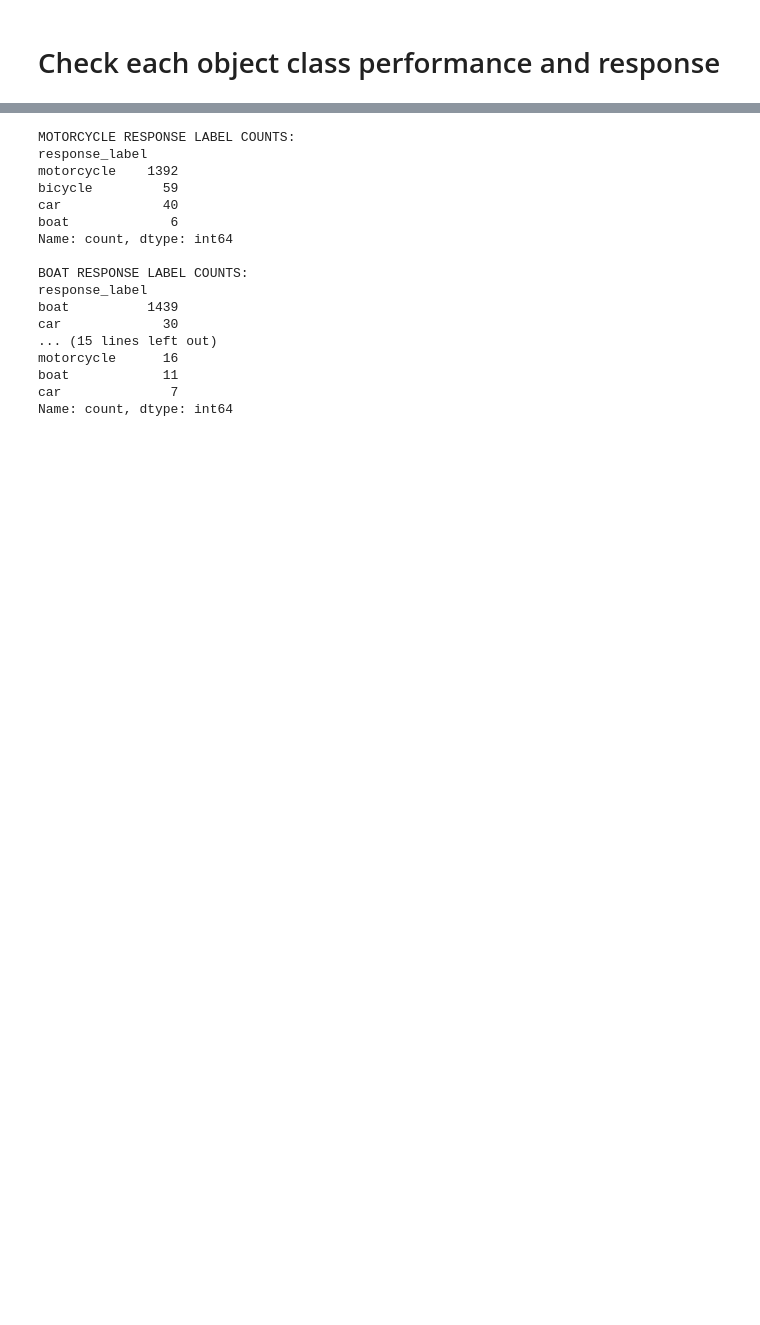
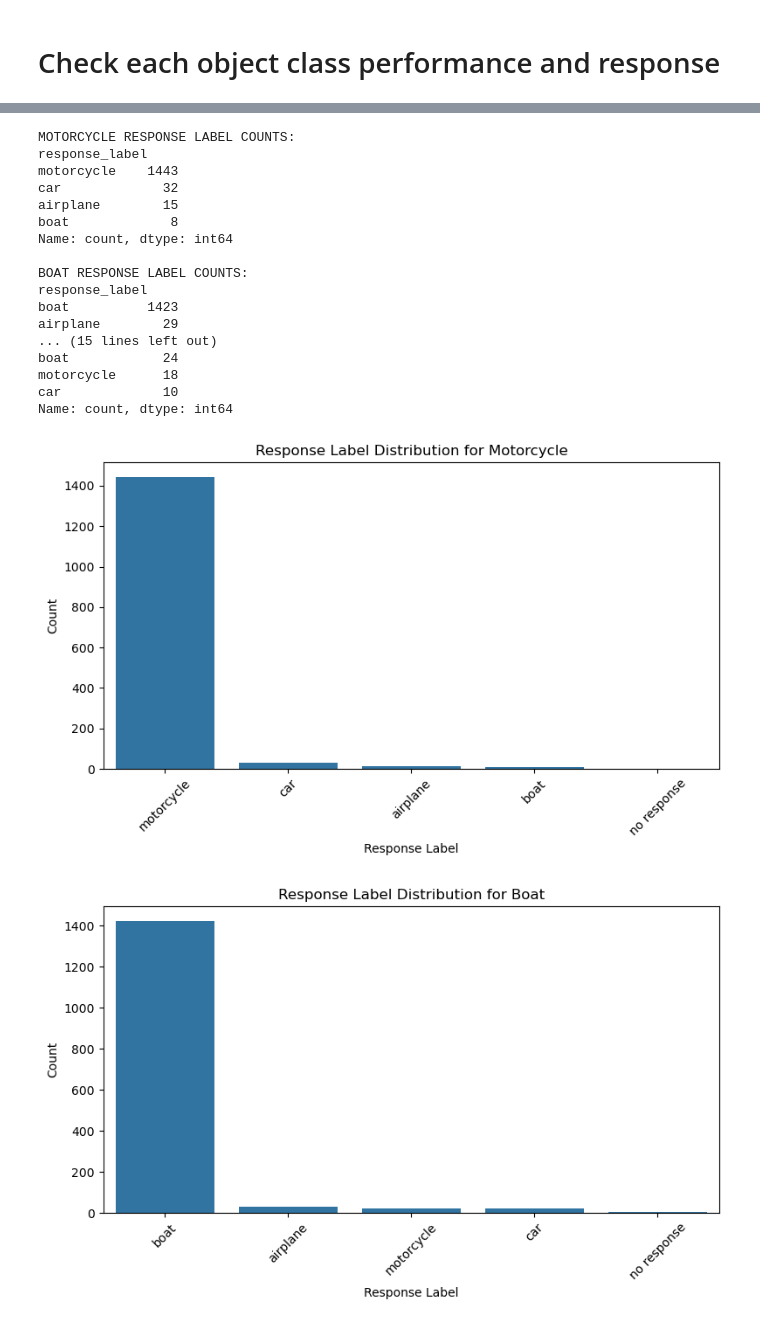
Before and after one commit to ars1399/glint_analysis, a Jupyter notebook: auto_bot_glint_data_preprocessing.ipynb, the cells around one changed output, grey strips where cells are left out. Drawn from its saved outputs; the diff is of its cells as text; code cells hidden in the pictures; blank space fills up the shorter version.

```diff
--- a/auto_bot_glint_data_preprocessing.ipynb
+++ b/auto_bot_glint_data_preprocessing.ipynb
@@ -941,24 +893,53 @@ Participants with motorcycle trials: 50
 9  motorcycle
 # %%
 # Now, read through each df and print out the counts of the top 4 most common response labels for each object class
-for df, name in zip([motorcycle_df, boat_df, car_df, bicycle_df], ['motorcycle', 'boat', 'car', 'bicycle']):
+for df, name in zip([motorcycle_df, boat_df, car_df, airplane_df], ['motorcycle', 'boat', 'car', 'airplane']):
     print(f"\n{name.upper()} RESPONSE LABEL COUNTS:")
     print(df['response_label'].value_counts().head(4))
 # %% [output]
 MOTORCYCLE RESPONSE LABEL COUNTS:
 response_label
-motorcycle    1392
-bicycle         59
-car             40
-boat             6
+motorcycle    1443
+car             32
+airplane        15
+boat             8
 Name: count, dtype: int64
 
 BOAT RESPONSE LABEL COUNTS:
 response_label
-boat          1439
-car             30
+boat          1423
+airplane        29
 ... (15 lines left out)
-motorcycle      16
-boat            11
-car              7
+boat            24
+motorcycle      18
+car             10
 Name: count, dtype: int64
+# %%
+# plot the distribution of response labels for each object class
+import seaborn as sns
+import matplotlib.pyplot as plt
+
+for df, name in zip([motorcycle_df, boat_df, car_df, airplane_df], ['motorcycle', 'boat', 'car', 'airplane']):
+    plt.figure(figsize=(8, 5))
+    sns.countplot(data=df, x='response_label', order=df['response_label'].value_counts().index)
+    plt.title(f"Response Label Distribution for {name.capitalize()}")
+    plt.xlabel("Response Label")
+    plt.ylabel("Count")
+    plt.xticks(rotation=45)
+    plt.tight_layout()
+    plt.show()
+
+# Now plot each object class by condition to see if there are any patterns in the response labels across conditions for each object class
+for df, name in zip([motorcycle_df, boat_df, car_df, airplane_df], ['motorcycle', 'boat', 'car', 'airplane']):
+    plt.figure(figsize=(8, 5))
+    sns.countplot(data=df, x='key_resp.corr', hue='condition', order=df['key_resp.corr'].value_counts().index)
+    plt.title(f"Response Label Distribution by Condition for {name.capitalize()}")
+    plt.xlabel("Response Label")
+    plt.ylabel("Count")
+    plt.xticks(rotation=45)
+    plt.legend(title='Condition')
+    plt.tight_layout()
+    plt.show()
+# %% [output]
+[figure, added]
+[figure, added]
```
Also changed, not shown: parts of 8 cells of this notebook, 3 other files.
